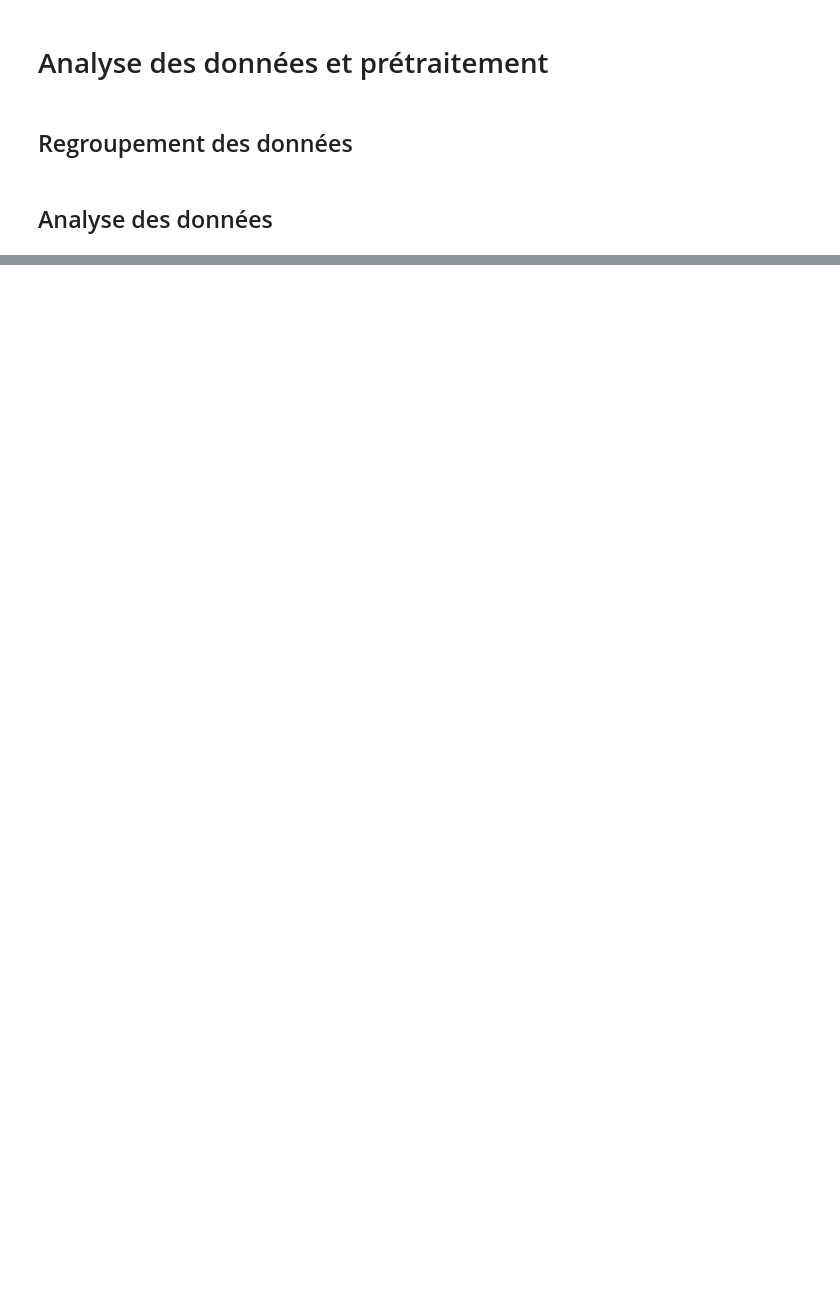
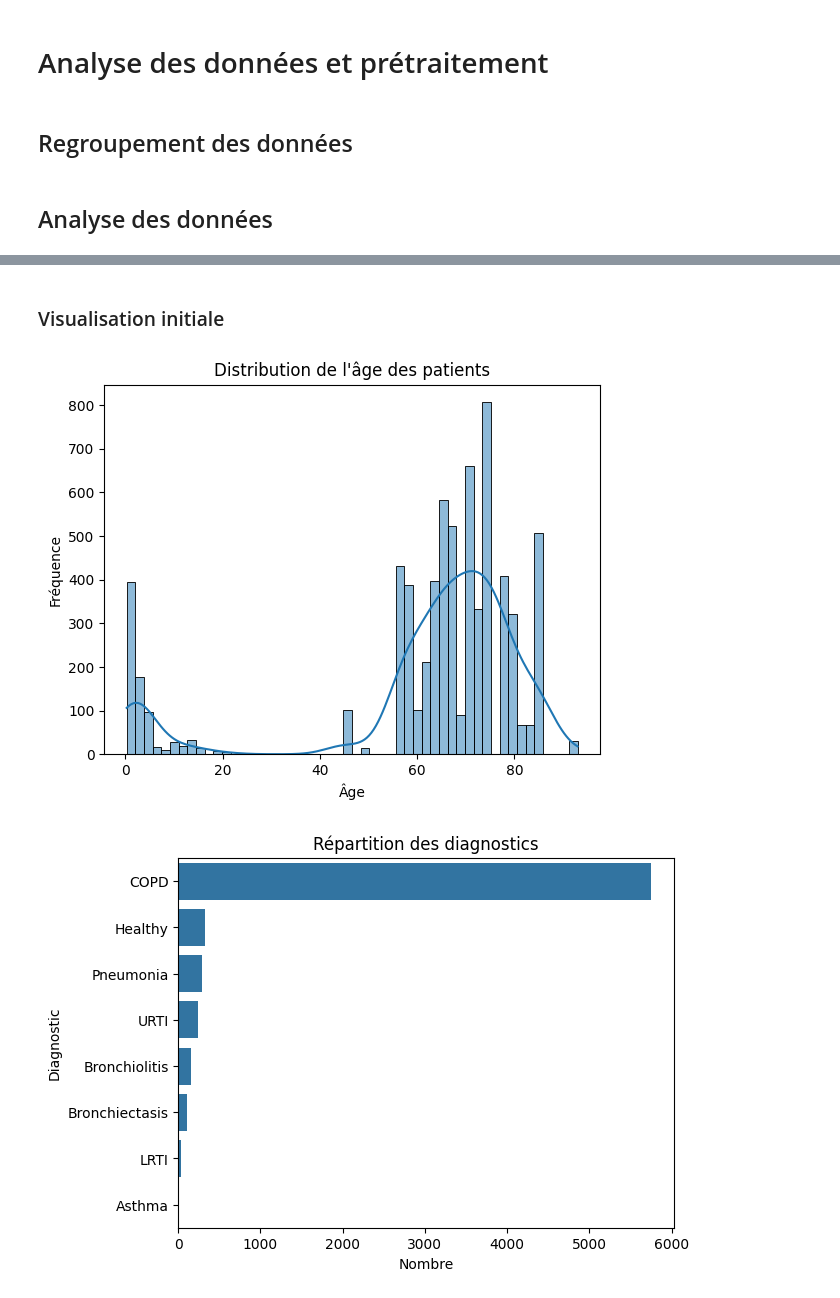
Before and after one commit to AlexandreFyl/RespiratorySounds, a Jupyter notebook: exploration.ipynb, the cells around one changed output, grey strips where cells are left out. Drawn from its saved outputs; the diff is of its cells as text; code cells hidden in the pictures; blank space fills up the shorter version.

```diff
--- a/exploration.ipynb
+++ b/exploration.ipynb
@@ -87,0 +150,19 @@ df.to_csv("data/processed_data.csv", index=False)
+# %% [markdown]
+### Visualisation initiale
+# %%
+# Distribution de l'âge
+sns.histplot(df["age"], kde=True)
+plt.title("Distribution de l'âge des patients")
+plt.xlabel("Âge")
+plt.ylabel("Fréquence")
+plt.show()
+
+# Nombre de diagnostics par catégorie
+sns.countplot(y="diagnosis", data=df, order=df["diagnosis"].value_counts().index)
+plt.title("Répartition des diagnostics")
+plt.xlabel("Nombre")
+plt.ylabel("Diagnostic")
+plt.show()
+# %% [output]
+[figure, added]
+[figure, added]
```
Also changed, not shown: parts of 6 cells of this notebook.
